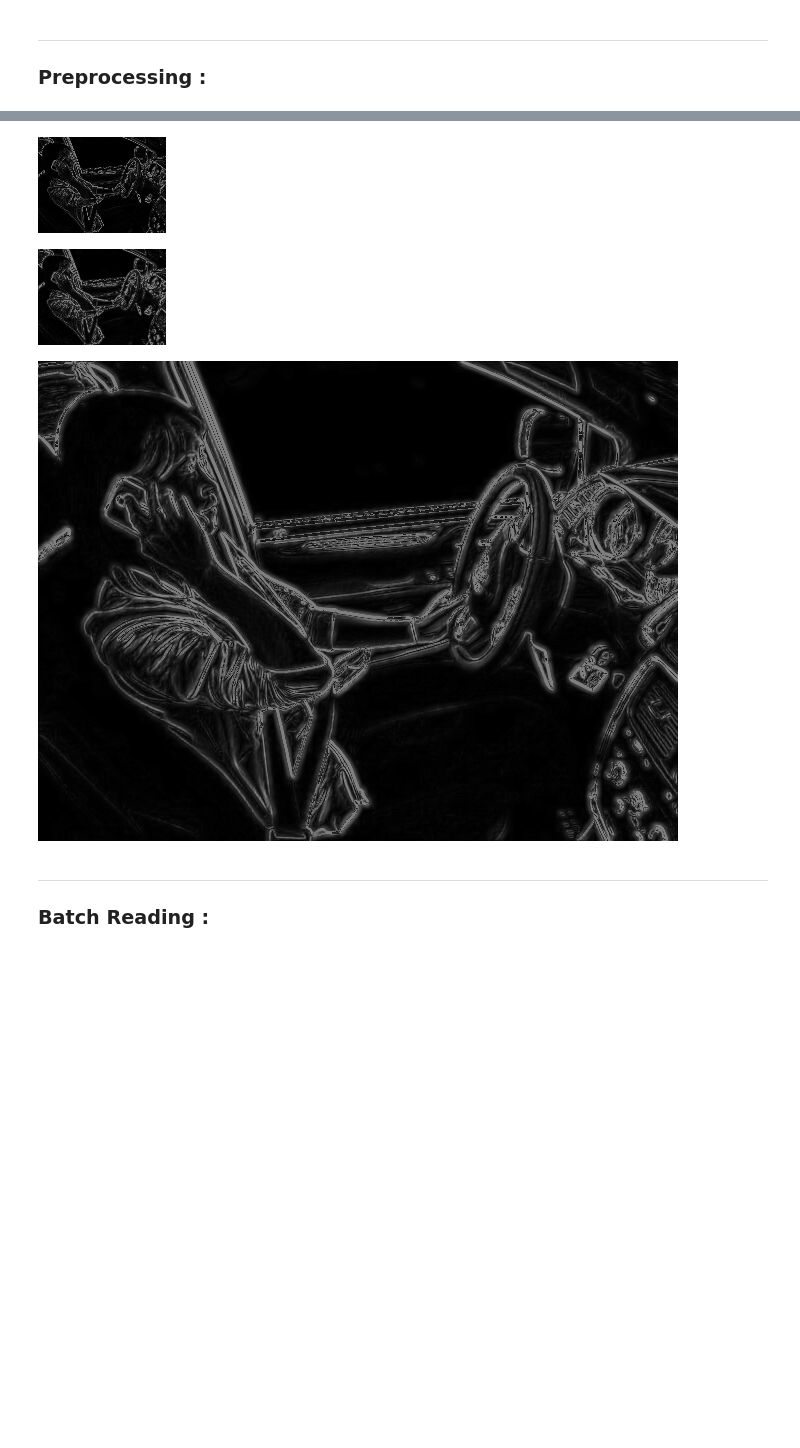
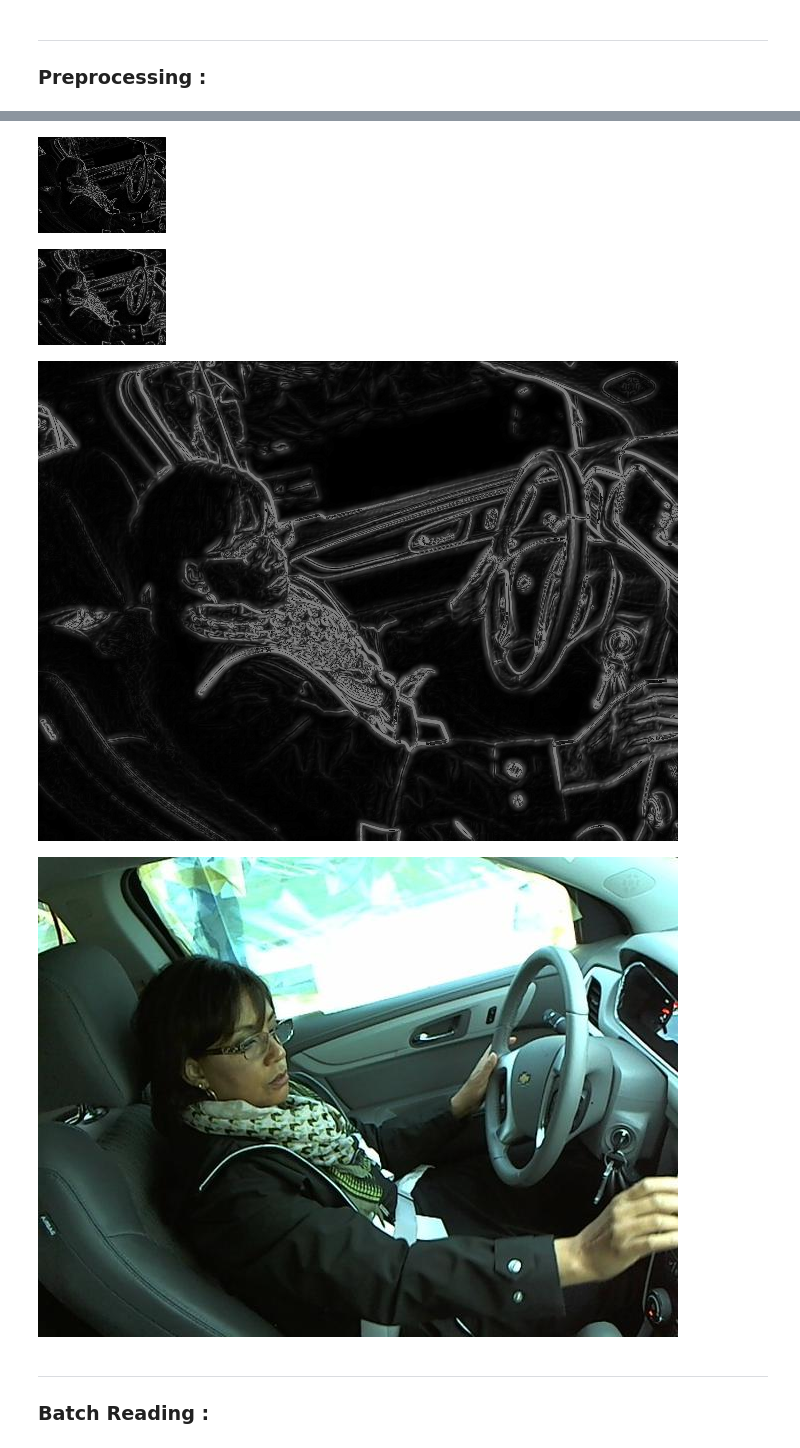
Before and after one commit to Gleethos/distracted-driver-detection, a Jupyter notebook: distracted-driver-detection.ipynb, the cells around one changed output, grey strips where cells are left out. Saved outputs shown, nothing was run; the diff lists cells and outputs as text; code cells hidden in the pictures; blank space fills up the shorter version.

```diff
--- a/distracted-driver-detection.ipynb
+++ b/distracted-driver-detection.ipynb
@@ -84,40 +84,45 @@ print(test_img.shape)
 # Let's test the preprocessing suite first :
 test_img = cv2.imread("data/imgs/test/img_2.jpg")
 test_img = preprocess_image(test_img)
 assert test_img.shape == (307200,)
 assert str(test_img) == '[ 0.          2.00787402  4.01574803 ... 18.07086614  4.01574803\n  0.        ]'
 test_img = cv2.imread("data/imgs/test/img_2.jpg")
 test_img = preprocess_image(test_img, flatten=False)
 assert test_img.shape == (480, 640)
 del test_img
 #------------------------------------------------------------------------------------------------------
 
-print(cv2.imread("data/imgs/test/img_2.jpg").shape)
+print(cv2.imread("data/imgs/test/img_1.jpg").shape)
 
 # Converting to grayscale
 display_array(
     cv2.resize(
     greyed_blured_and_line_detection(
-        cv2.imread("data/imgs/test/img_2.jpg"), advanced=False
+        cv2.imread("data/imgs/test/img_1.jpg"), advanced=False
     ),(128, 96))
 )
 display_array(
     cv2.resize(
     greyed_blured_and_line_detection(
-        cv2.imread("data/imgs/test/img_2.jpg"), advanced=True
+        cv2.imread("data/imgs/test/img_1.jpg"), advanced=True
     ),(128, 96))
 )
 display_array(
     greyed_blured_and_line_detection(
-        cv2.imread("data/imgs/test/img_2.jpg"), advanced=True
+        cv2.imread("data/imgs/test/img_1.jpg"), advanced=True
     )
 )
+
+display_array(
+    cv2.imread("data/imgs/test/img_1.jpg")
+)
 # %% [output]
 (128, 96)
 (480, 640, 3)
-[figure, old version]
+[figure, new version]
-[figure, old version]
+[figure, new version]
-[figure, old version]
+[figure, new version]
+[figure, added]
 # %% [markdown]
 
 ---
```
Also changed, not shown: parts of 4 cells of this notebook.
